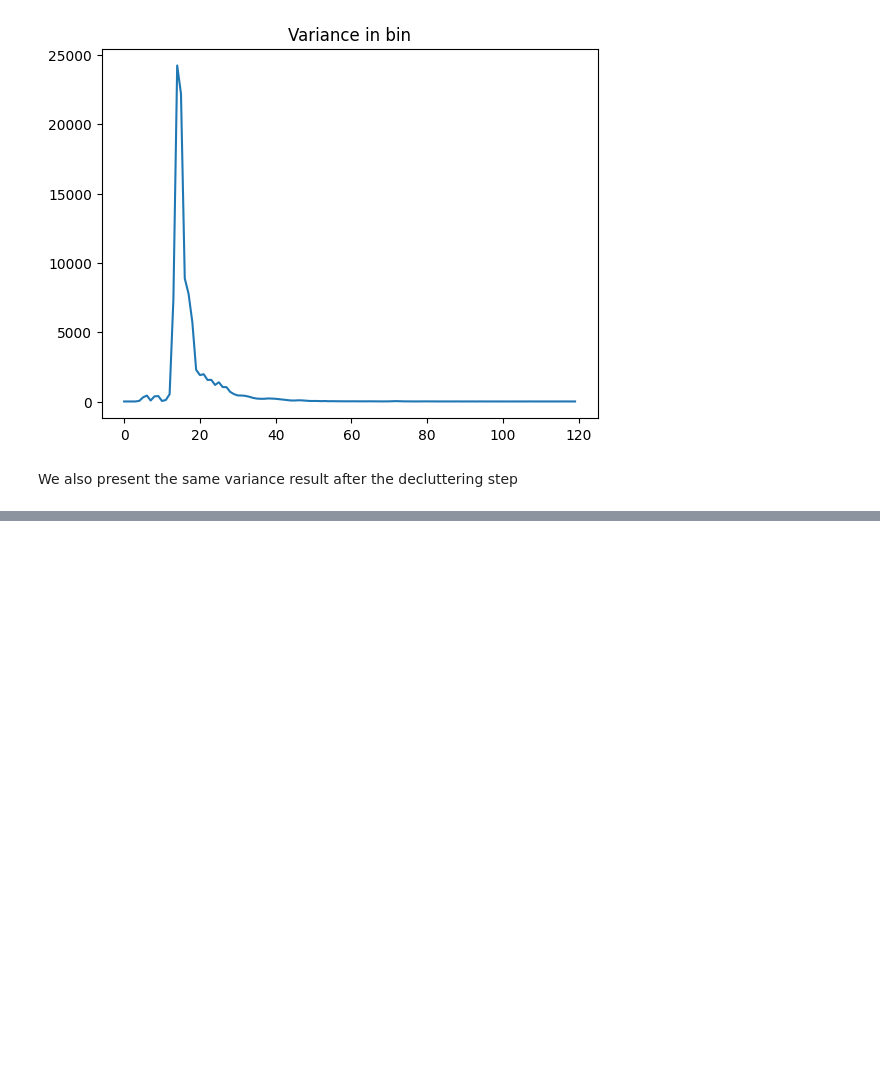
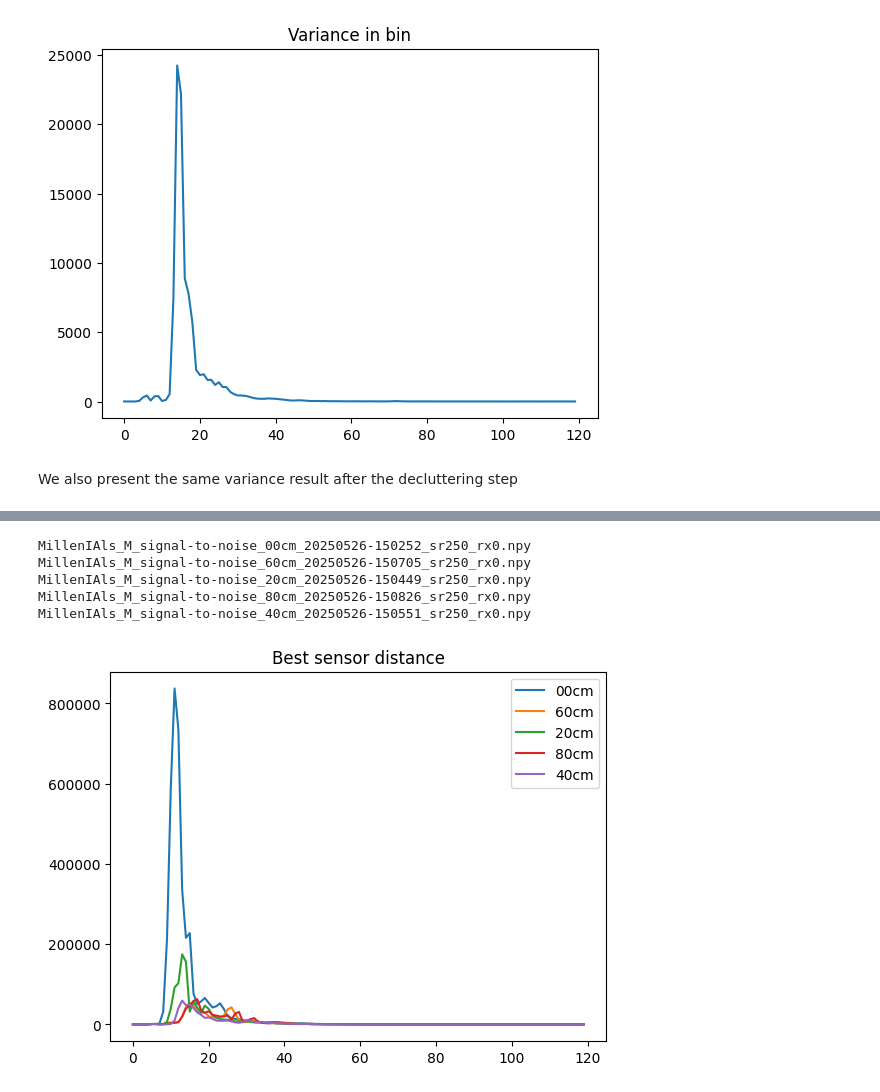
Before and after one commit to FattiMei/smart-trainer, a Jupyter notebook: analysis/classic.ipynb, the cells around one changed output, grey strips where cells are left out. Drawn from its saved outputs; the diff is of its cells as text; code cells hidden in the pictures; blank space fills up the shorter version.

```diff
--- a/analysis/classic.ipynb
+++ b/analysis/classic.ipynb
@@ -111,0 +139,5 @@ plt.show()
+# %%
+base_folder_path, names = get_experiment_names('SR250Mate', 'signal-to-noise')
+
+for name in names:
+    print(f"'{name}'")
@@ -111,0 +162,36 @@ plt.show()
+# %%
+subject = 'M'
+antenna = 'rx0'
+
+subset = {}
+variances = {}
+
+for name in names:
+    elements = name.split('_')
+
+    if elements[1] == subject and elements[-1] == f'{antenna}.npy':
+        raw = load_experiment(base_folder_path, name)
+        var = np.var(raw, axis=0)
+
+        distance = elements[3]
+        subset[distance] = name
+        variances[distance] = var
+
+for name in subset.values():
+    print(name)
+# %% [output]
+MillenIAls_M_signal-to-noise_00cm_20250526-150252_sr250_rx0.npy
+MillenIAls_M_signal-to-noise_60cm_20250526-150705_sr250_rx0.npy
+MillenIAls_M_signal-to-noise_20cm_20250526-150449_sr250_rx0.npy
+MillenIAls_M_signal-to-noise_80cm_20250526-150826_sr250_rx0.npy
+MillenIAls_M_signal-to-noise_40cm_20250526-150551_sr250_rx0.npy
+# %%
+plt.title("Best sensor distance")
+
+for label, var in variances.items():
+    plt.plot(var, label=label)
+
+plt.legend()
+plt.show()
+# %% [output]
+[figure, added]
```
Also changed, not shown: parts of 8 cells of this notebook.
